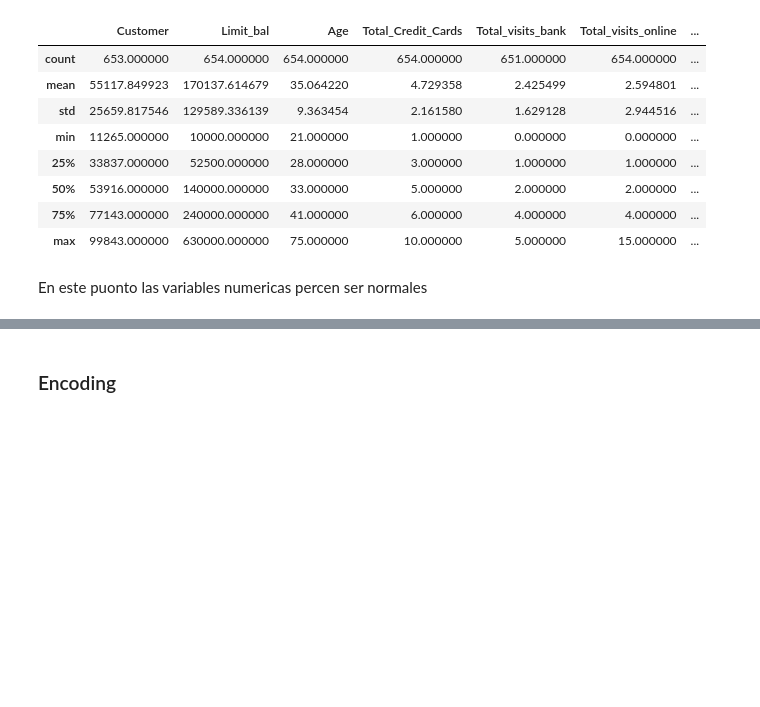
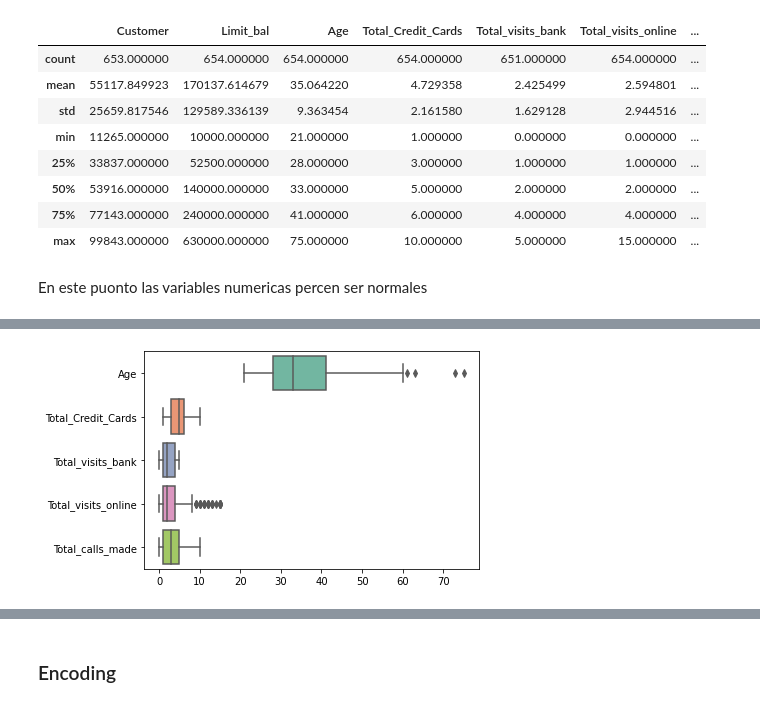
Before and after one commit to malvarezg1/BI, a Jupyter notebook: Laboratorio 2 - Clustering.ipynb, the cells around one changed output, grey strips where cells are left out. Saved outputs shown, nothing was run; the diff lists cells and outputs as text; code cells hidden in the pictures; blank space fills up the shorter version.

```diff
--- a/Laboratorio 2 - Clustering.ipynb
+++ b/Laboratorio 2 - Clustering.ipynb
@@ -175,5 +175,5 @@ data_numeric.describe()
 # %% [markdown]
 En este puonto las variables numericas percen ser normales
 # %%
-sns.boxplot(data=data_numeric[]["Customer","Age","Total_Credit_Cards","Total_visits_bank","Total_visits_online","Total_calls_made"], orient="h", palette="Set2");
+sns.boxplot(data=data_numeric[["Age","Total_Credit_Cards","Total_visits_bank","Total_visits_online","Total_calls_made"]], orient="h", palette="Set2");
 # %% [output]
@@ -181,2 +180,3 @@ SyntaxError: invalid syntax (<ipython-input-27-1b5f876f14c5>, line 1)
+[figure, added]
 # %%
 sns.pairplot(data=data_numeric);
```
Also changed, not shown: parts of 3 cells of this notebook.
